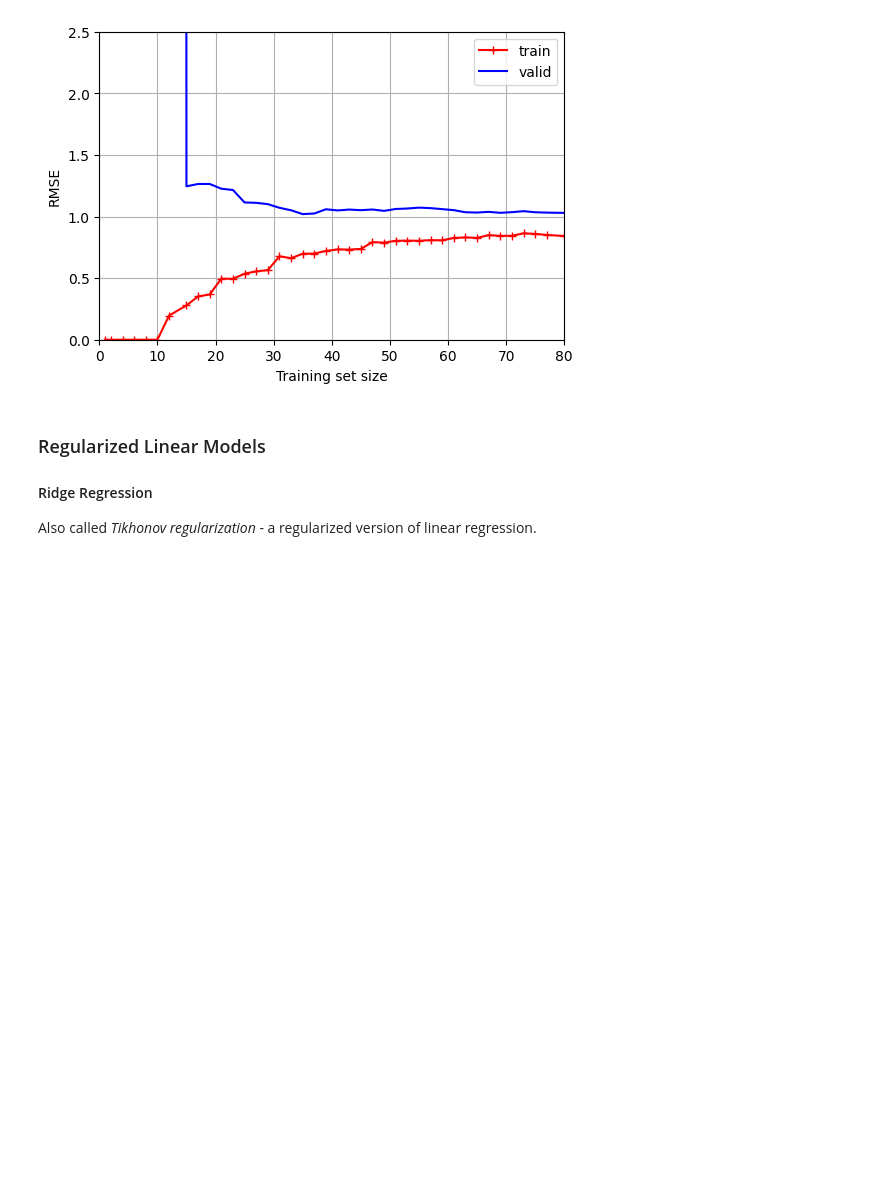
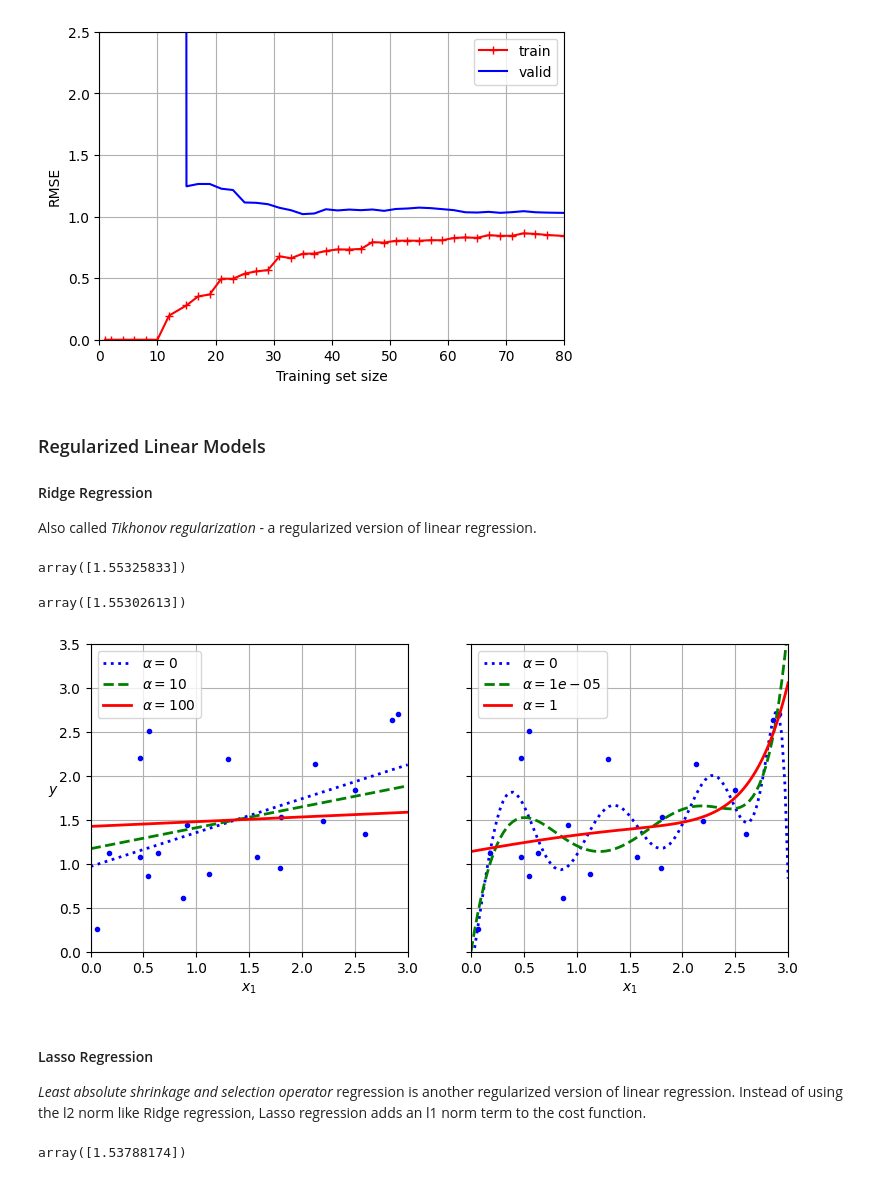
Before and after one commit to paulcarvalho/ML-Training-Models, a Jupyter notebook: training_linear_models.ipynb, the cells around one changed output. Cells and saved outputs as stored; diff of their text form; code cells hidden in the pictures; blank space fills up the shorter version.

```diff
--- a/training_linear_models.ipynb
+++ b/training_linear_models.ipynb
@@ -365,3 +365,64 @@ plt.show()
 #### Ridge Regression
 
 Also called *Tikhonov regularization* - a regularized version of linear regression.
+# %%
+np.random.seed(42)
+m = 20
+X = 3 * np.random.rand(m, 1)
+y = 1 + 0.5 * X + np.random.randn(m, 1) / 1.5
+X_new = np.linspace(0, 3, 100).reshape(100, 1)
+# %%
+ridge_reg = Ridge(alpha=0.1, solver="cholesky")
+ridge_reg.fit(X, y)
+ridge_reg.predict([[1.5]])
+# %% [output]
+array([1.55325833])
+# %%
+sgd_reg = SGDRegressor(penalty="l2", alpha=0.1/m, tol=None,
+                       max_iter=1000, eta0=0.01, random_state=42)
+sgd_reg.fit(X, y.ravel())
+sgd_reg.predict([[1.5]])
+# %% [output]
+array([1.55302613])
+# %%
+def plot_model(model_class, polynomial, alphas, **model_kwargs):
+    plt.plot(X,y,"b.",linewidth=3)
+    for alpha, style in zip(alphas, ("b:", "g--", "r-")):
+        if alpha > 0:
+            model = model_class(alpha, **model_kwargs)
+        else:
+            model = LinearRegression()
+        if polynomial:
+            model = make_pipeline(
+                PolynomialFeatures(degree=10, include_bias=False),
+                StandardScaler(),
+                model)
+        model.fit(X, y)
+        y_new_regul = model.predict(X_new)
+        plt.plot(X_new, y_new_regul, style, linewidth=2,
+                 label=fr"$\alpha = {alpha}$")
+        plt.legend(loc="upper left")
+        plt.xlabel("$x_1$")
+        plt.axis([0, 3, 0, 3.5])
+        plt.grid()
+
+plt.figure(figsize=(9, 4))
+plt.subplot(121)
+plot_model(Ridge, polynomial=False, alphas=(0, 10, 100), random_state=42)
+plt.ylabel("$y$", rotation=0)
+plt.subplot(122)
+plot_model(Ridge, polynomial=True, alphas=(0, 10**-5, 1), random_state=42)
+plt.gca().axes.yaxis.set_ticklabels([])
+plt.show()
+# %% [output]
+[figure, added]
+# %% [markdown]
+#### Lasso Regression
+
+*Least absolute shrinkage and selection operator* regression is another regularized version of linear regression. Instead of using the l2 norm like Ridge regression, Lasso regression adds an l1 norm term to the cost function.
+# %%
+lasso_reg = Lasso(alpha=0.1)
+lasso_reg.fit(X,y)
+lasso_reg.predict([[1.5]])
+# %% [output]
+array([1.53788174])
```
Also changed, not shown: parts of 6 cells of this notebook.
